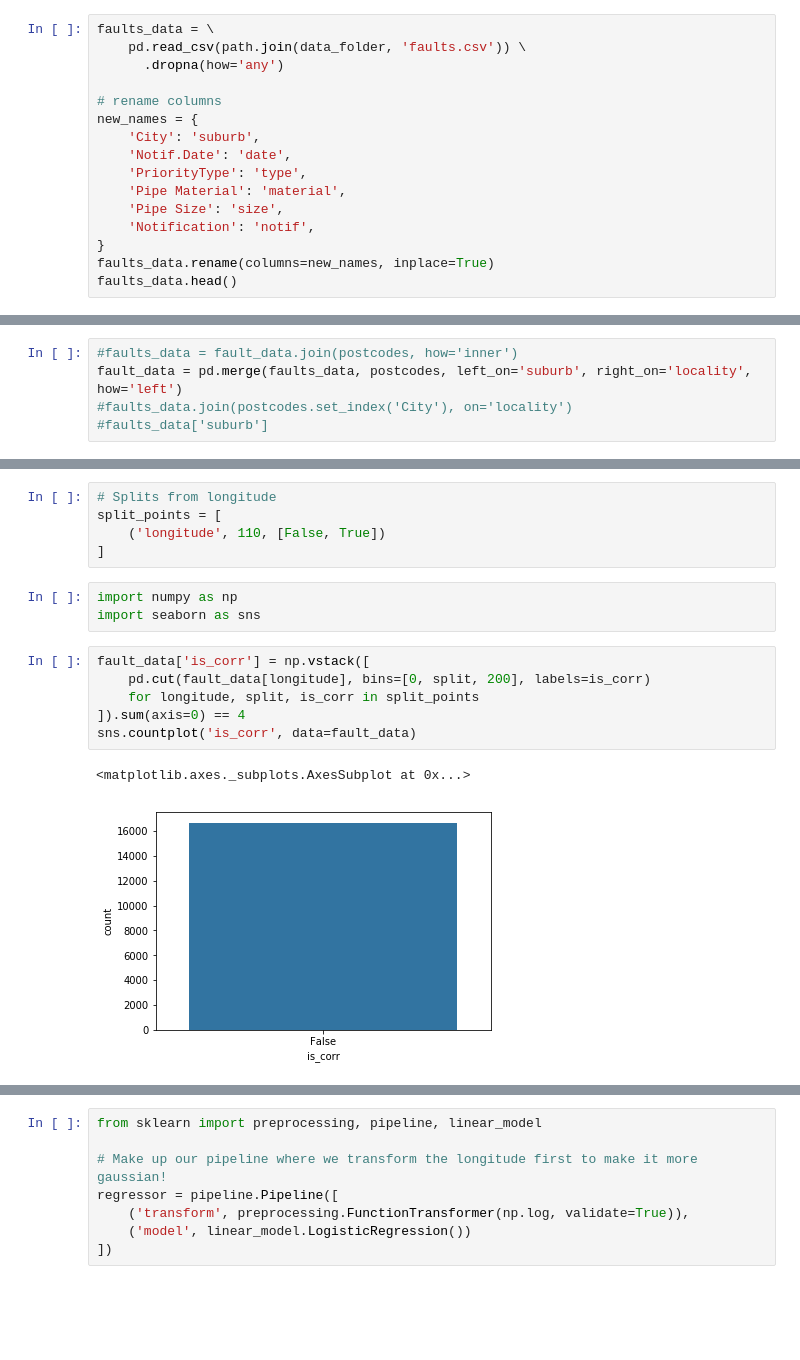
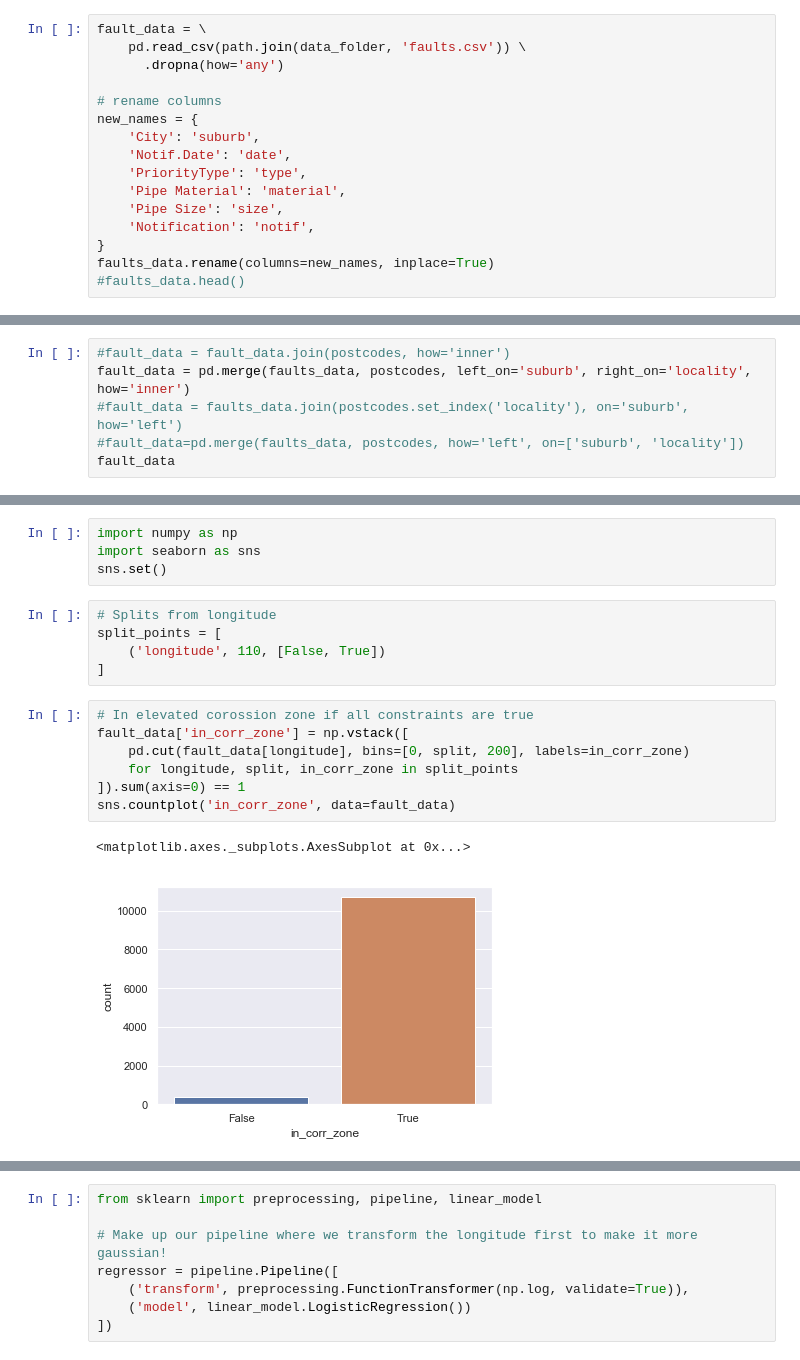
Before and after one commit to TimDaviesATCO/03-simple-predictions, a Jupyter notebook: notebooks/my_predictor.ipynb, the cells around one changed output, grey strips where cells are left out. Drawn from its saved outputs; the diff is of its cells as text; blank space fills up the shorter version.

```diff
--- a/notebooks/my_predictor.ipynb
+++ b/notebooks/my_predictor.ipynb
@@ -34,5 +24,5 @@ postcodes.head()
 # %%
-faults_data = \
+fault_data = \
     pd.read_csv(path.join(data_folder, 'faults.csv')) \
       .dropna(how='any')
 
@@ -46,4 +36,4 @@ new_names = {
     'Notification': 'notif',
 }
 faults_data.rename(columns=new_names, inplace=True)
-faults_data.head()
+#faults_data.head()
@@ -58,5 +40,6 @@ faults_data.head()
 # %%
-#faults_data = fault_data.join(postcodes, how='inner')
-fault_data = pd.merge(faults_data, postcodes, left_on='suburb', right_on='locality', how='left')
-#faults_data.join(postcodes.set_index('City'), on='locality')
-#faults_data['suburb']
+#fault_data = fault_data.join(postcodes, how='inner')
+fault_data = pd.merge(faults_data, postcodes, left_on='suburb', right_on='locality', how='inner')
+#fault_data = faults_data.join(postcodes.set_index('locality'), on='suburb', how='left')
+#fault_data=pd.merge(faults_data, postcodes, how='left', on=['suburb', 'locality'])
+fault_data
@@ -96,18 +88,20 @@ fault_data
+# %%
+import numpy as np
+import seaborn as sns
+sns.set()
 # %%
 # Splits from longitude
 split_points = [
     ('longitude', 110, [False, True])
 ]
-# %%
-import numpy as np
-import seaborn as sns
 # %%
-fault_data['is_corr'] = np.vstack([
-    pd.cut(fault_data[longitude], bins=[0, split, 200], labels=is_corr)
-    for longitude, split, is_corr in split_points
-]).sum(axis=0) == 4
-sns.countplot('is_corr', data=fault_data)
+# In elevated corossion zone if all constraints are true
+fault_data['in_corr_zone'] = np.vstack([
+    pd.cut(fault_data[longitude], bins=[0, split, 200], labels=in_corr_zone)
+    for longitude, split, in_corr_zone in split_points
+]).sum(axis=0) == 1
+sns.countplot('in_corr_zone', data=fault_data)
 # %% [output]
 <matplotlib.axes._subplots.AxesSubplot at 0x...>
-[figure, old version]
+[figure, new version]
 # %%
```
Also changed, not shown: parts of 14 cells of this notebook, 2 other files.
